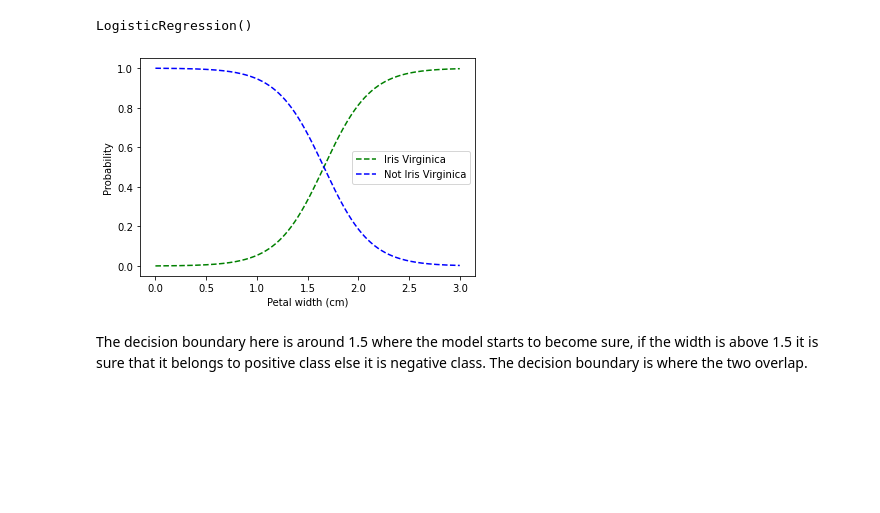
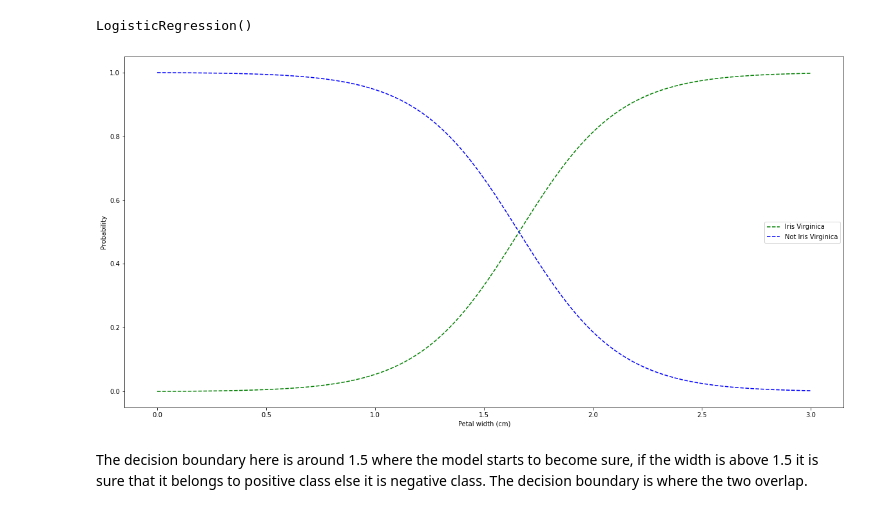
Before and after one commit to rishabhrao12/machine-learning, a Jupyter notebook: Part1-MachineLearning/Ch04-Regression/Regression.ipynb, the cells around one changed output. Drawn from its saved outputs; the diff is of its cells as text; code cells hidden in the pictures; blank space fills up the shorter version.

```diff
--- a/Part1-MachineLearning/Ch04-Regression/Regression.ipynb
+++ b/Part1-MachineLearning/Ch04-Regression/Regression.ipynb
@@ -631,14 +631,15 @@ LogisticRegression()
 # %%
 X_new = np.linspace(0, 3, 1000).reshape(-1, 1)
 y_prob = log_reg.predict_proba(X_new)
+plt.figure(figsize=(20,10))
 plt.plot(X_new, y_prob[:, 1], "g--", label="Iris Virginica")
 plt.plot(X_new, y_prob[:, 0], "b--", label="Not Iris Virginica")
 plt.xlabel("Petal width (cm)")
 plt.ylabel("Probability")
 plt.legend()
 plt.show()
 # %% [output]
-[figure, old version]
+[figure, new version]
 # %% [markdown]
 The decision boundary here is around 1.5 where the model starts to become sure, if the width is above 1.5 it is sure that it belongs to positive class else it is negative class. The decision boundary is where the two overlap.
 # %%
```
Also changed, not shown: parts of 21 cells of this notebook.
